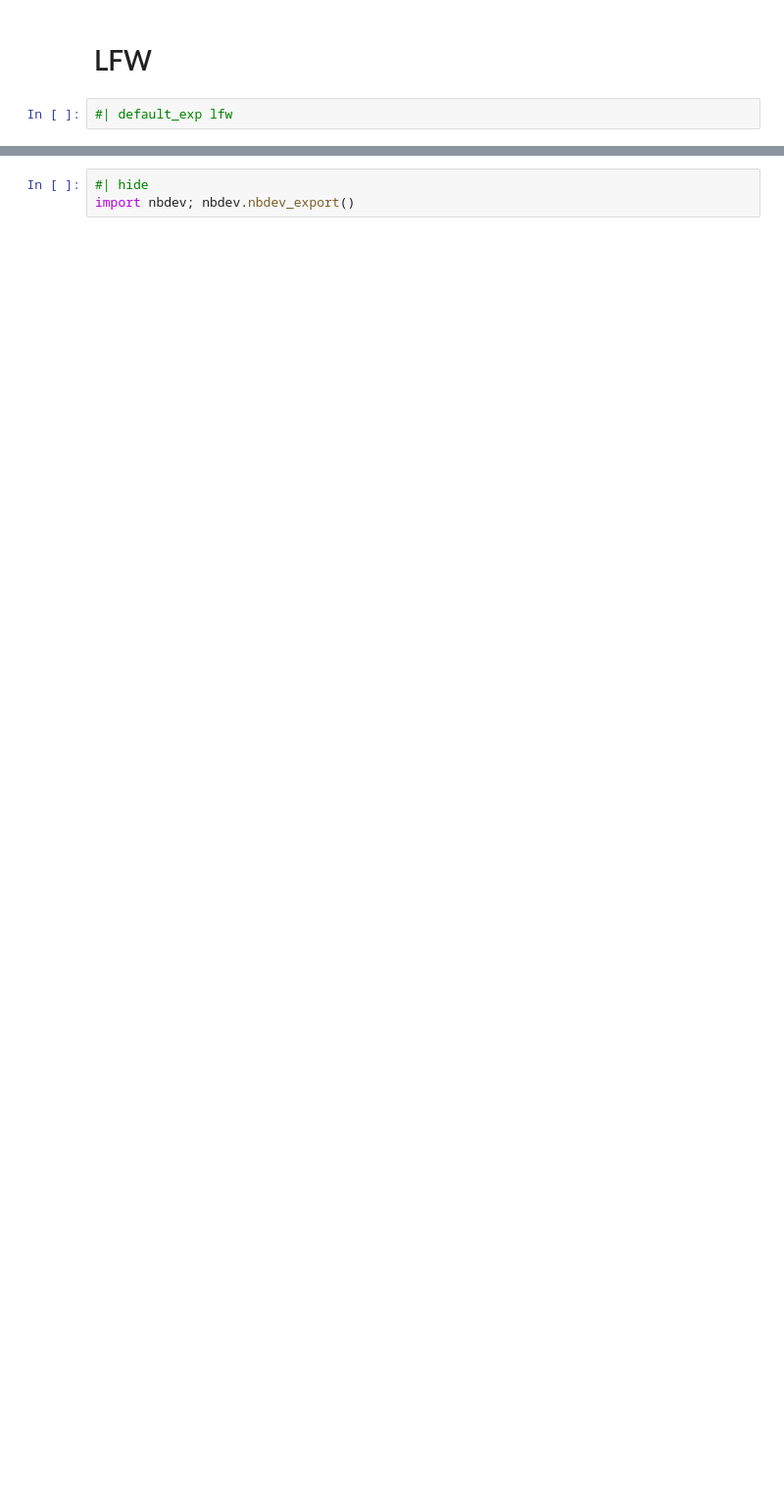
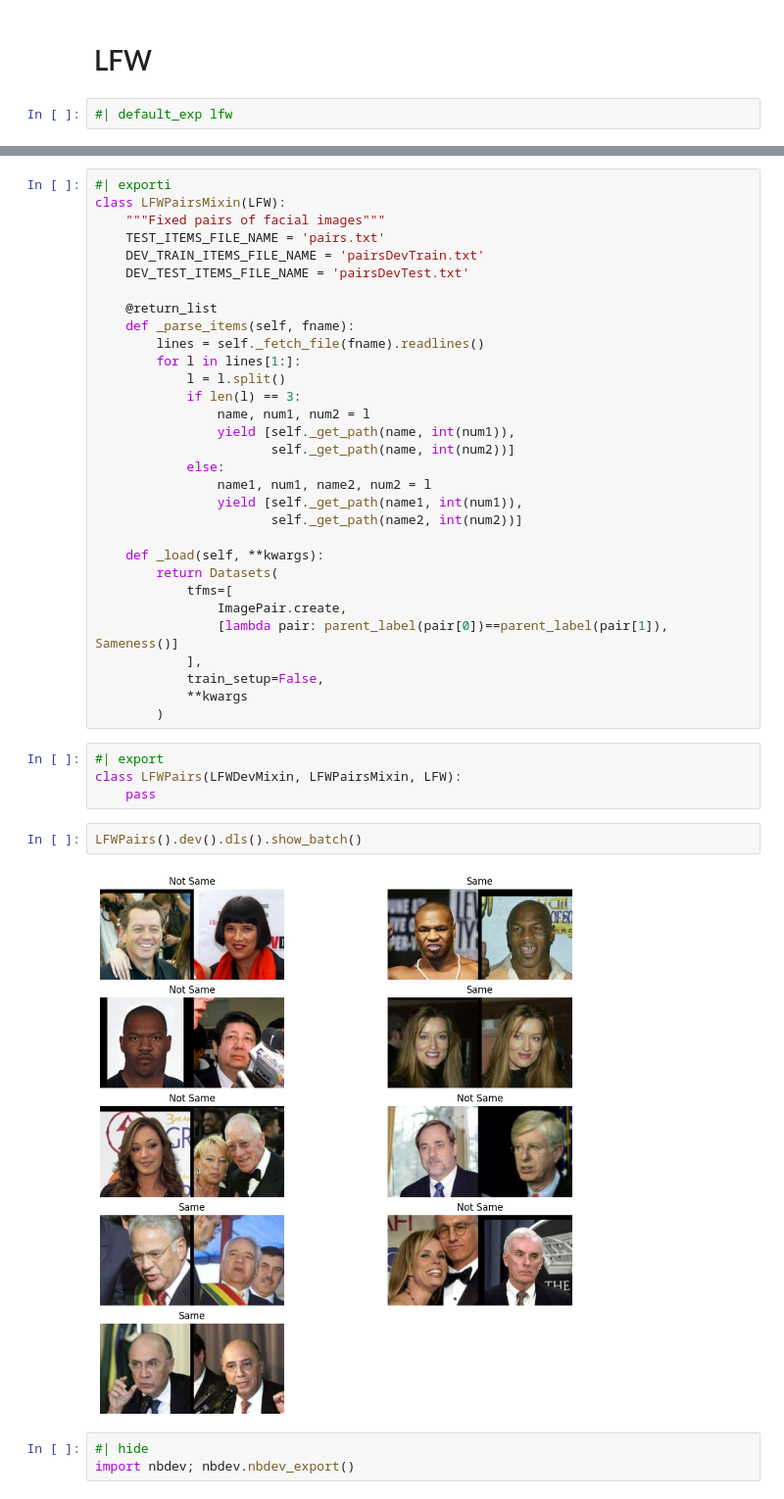
Before and after one commit to Irad-Zehavi/fastai-datasets, a Jupyter notebook: nbs/lfw.ipynb, the cells around one changed output, grey strips where cells are left out. Shown at 98% size. Saved outputs shown, nothing was run; the diff lists cells and outputs as text; blank space fills up the shorter version.

Commit message:
lfwpairs and other small fixes

```diff
--- a/nbs/lfw.ipynb
+++ b/nbs/lfw.ipynb
@@ -88,3 +96,42 @@ LFWPeople().dev().dls().show_batch()
+# %%
+#| exporti
+class LFWPairsMixin(LFW):
+    """Fixed pairs of facial images"""
+    TEST_ITEMS_FILE_NAME = 'pairs.txt'
+    DEV_TRAIN_ITEMS_FILE_NAME = 'pairsDevTrain.txt'
+    DEV_TEST_ITEMS_FILE_NAME = 'pairsDevTest.txt'
+
+    @return_list
+    def _parse_items(self, fname):
+        lines = self._fetch_file(fname).readlines()
+        for l in lines[1:]:
+            l = l.split()
+            if len(l) == 3:
+                name, num1, num2 = l
+                yield [self._get_path(name, int(num1)),
+                       self._get_path(name, int(num2))]
+            else:
+                name1, num1, name2, num2 = l
+                yield [self._get_path(name1, int(num1)),
+                       self._get_path(name2, int(num2))]
+
+    def _load(self, **kwargs):
+        return Datasets(
+            tfms=[
+                ImagePair.create,
+                [lambda pair: parent_label(pair[0])==parent_label(pair[1]), Sameness()]
+            ],
+            train_setup=False,
+            **kwargs
+        )
+# %%
+#| export
+class LFWPairs(LFWDevMixin, LFWPairsMixin, LFW):
+    pass
+# %%
+LFWPairs().dev().dls().show_batch()
+# %% [output]
+[figure, added]
 # %%
 #| hide
 import nbdev; nbdev.nbdev_export()
```
Also changed, not shown: parts of 5 cells of this notebook, 9 other files.
